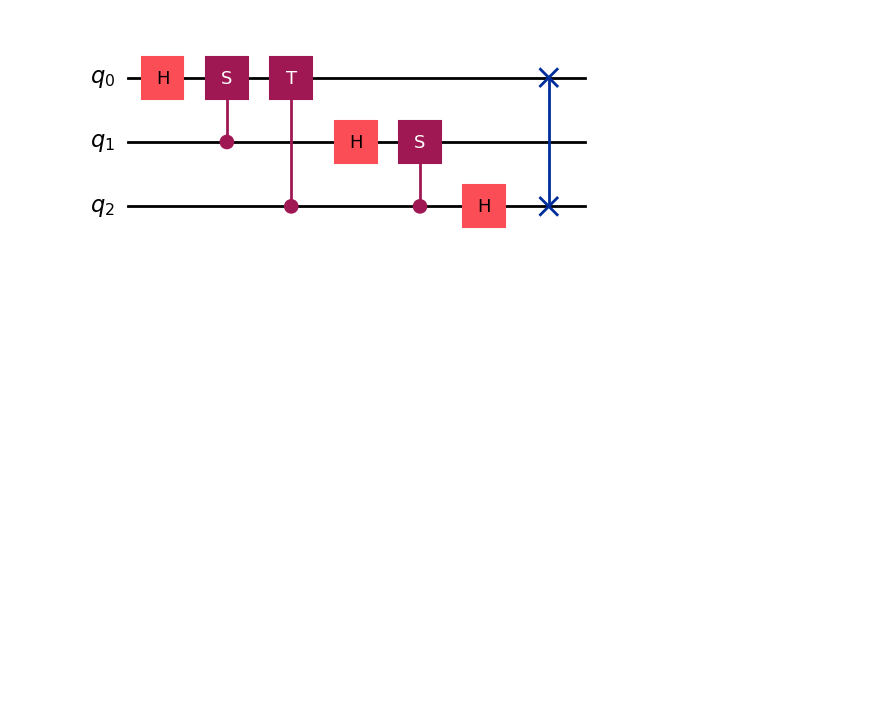
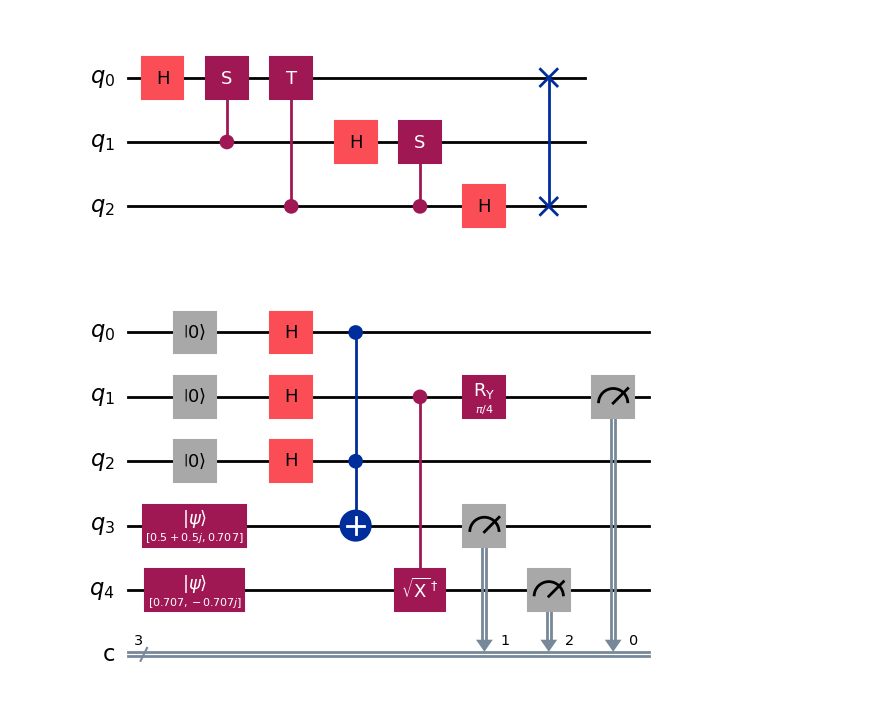
Before and after one commit to Demonis0/TPQiskit, a Jupyter notebook: LabQiskit.ipynb, the cells around one changed output. Drawn from its saved outputs; the diff is of its cells as text; code cells hidden in the pictures; blank space fills up the shorter version.

```diff
--- a/LabQiskit.ipynb
+++ b/LabQiskit.ipynb
@@ -159,3 +159,38 @@ circ.swap(0,2)
 circ.draw(output="mpl")
 # %% [output]
 [figure]
+# %%
+# Import Qiskit
+from qiskit import QuantumCircuit
+from qiskit.circuit.library.standard_gates import SGate, TGate, XGate, YGate, ZGate, SXdgGate
+from qiskit import QuantumCircuit, QuantumRegister
+from qiskit.quantum_info.operators import Operator
+from qiskit.circuit.library import UnitaryGate
+# Create quantum circuit
+circ = QuantumCircuit(5, 3)
+
+circ.reset(0)
+circ.reset(1)
+circ.reset(2)
+circ.initialize([np.exp(1j*(np.pi/4))/np.sqrt(2), 1/np.sqrt(2)], 3)
+circ.initialize([1/np.sqrt(2), -1j/np.sqrt(2)], 4)
+
+circ.h(0)
+circ.h(1)
+circ.h(2)
+
+x1_gate = XGate().control(2)
+circ.append(x1_gate,[0,2,3])
+
+sxdg_gate = SXdgGate().control(1)
+circ.append(sxdg_gate,[1,4])
+
+circ.ry(np.pi / 4, 1)
+
+circ.measure(1,0)
+circ.measure(3,1)
+circ.measure(4,2)
+
+circ.draw(output="mpl")
+# %% [output]
+[figure, added]
```
Also changed, not shown: parts of 4 cells of this notebook.
